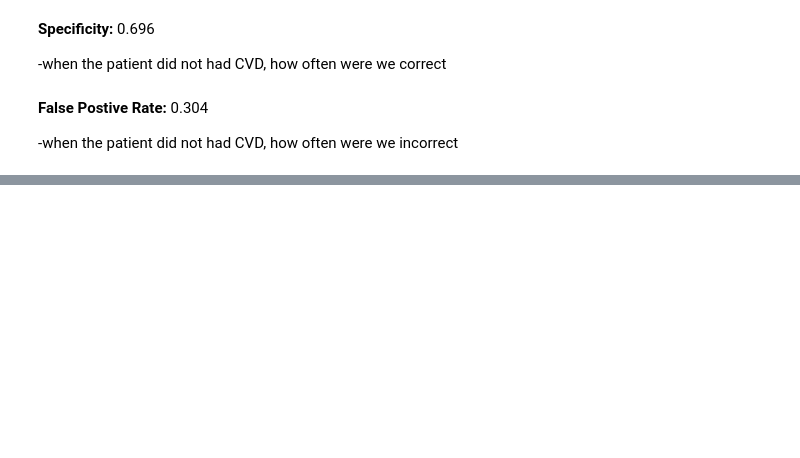
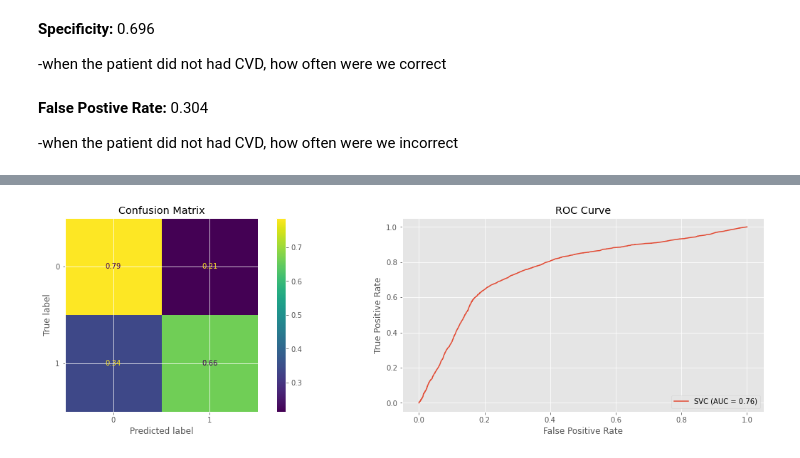
Before and after one commit to RobinsonCW/CardiovascularDiseaseClassification, a Jupyter notebook: src/exploratory_data_analysis/chance/python/Exploratory_Data_Analysis.ipynb, the cells around one changed output, grey strips where cells are left out. Saved outputs shown, nothing was run; the diff lists cells and outputs as text; code cells hidden in the pictures; blank space fills up the shorter version.

```diff
--- a/src/exploratory_data_analysis/chance/python/Exploratory_Data_Analysis.ipynb
+++ b/src/exploratory_data_analysis/chance/python/Exploratory_Data_Analysis.ipynb
@@ -510,6 +601,5 @@ weighted avg       0.69      0.69      0.69     13996
 # %%
-from sklearn.svm import LinearSVC
 
-svm_lin = LinearSVC(C=5) # get object
+svm_lin = LinearSVC(C=15, class_weight=None) # get object
 svm_lin.fit(X_train, y_train)  # train object
 # %% [output]
@@ -581,10 +622,0 @@ model_params = {
-# %%
-scores = []
-
-for model_name, mp in model_params.items():
-    clf = GridSearchCV(estimator = mp["model"], param_grid=mp["params"], cv=2, scoring="roc_auc")
-    clf.fit(X_train, y_train)
-    scores.append({"model": model_name,
-    "best_score": clf.best_score_, # Mean cross-validated score of the best_estimator
-    "best_params": clf.best_params_
-    })
@@ -600,7 +625,6 @@ df
 # %%
-from sklearn.svm import SVC
 
-# svm_best = SVC(kernel='rbf', C=1, gamma=0.1) # get object
-# svm_best = SVC() # get object
+svm_best = SVC(kernel='rbf', C=1, gamma=0.1, class_weight="balanced", random_state=1) # get object
+svm_best = SVC() # get object
 # %%
-# svm_best.fit(X_train, y_train)  # train object
+svm_best.fit(X_train, y_train)  # train object
@@ -611,13 +649,15 @@ from sklearn.svm import SVC
 # %%
-# fig = plt.figure(1, figsize=(20, 5))
+fig = plt.figure(1, figsize=(20, 5))
 
-# chart_1 = fig.add_subplot(121)
-# chart_2 = fig.add_subplot(122)
+chart_1 = fig.add_subplot(121)
+chart_2 = fig.add_subplot(122)
 
-# plot_confusion_matrix(svm_best, X_test, y_test, normalize='true', ax=chart_1)
-# chart_1.set_title('Confusion Matrix')
+plot_confusion_matrix(svm_best, X_test, y_test, normalize='true', ax=chart_1)
+chart_1.set_title('Confusion Matrix')
 
-# plot_roc_curve(svm_best, X_test, y_test, ax=chart_2)
-# chart_2.set_title('ROC Curve')
+plot_roc_curve(svm_best, X_test, y_test, ax=chart_2)
+chart_2.set_title('ROC Curve')
 
-# plt.show()
+plt.show()
+# %% [output]
+[figure, added]
```
Also changed, not shown: parts of 52 cells of this notebook.
